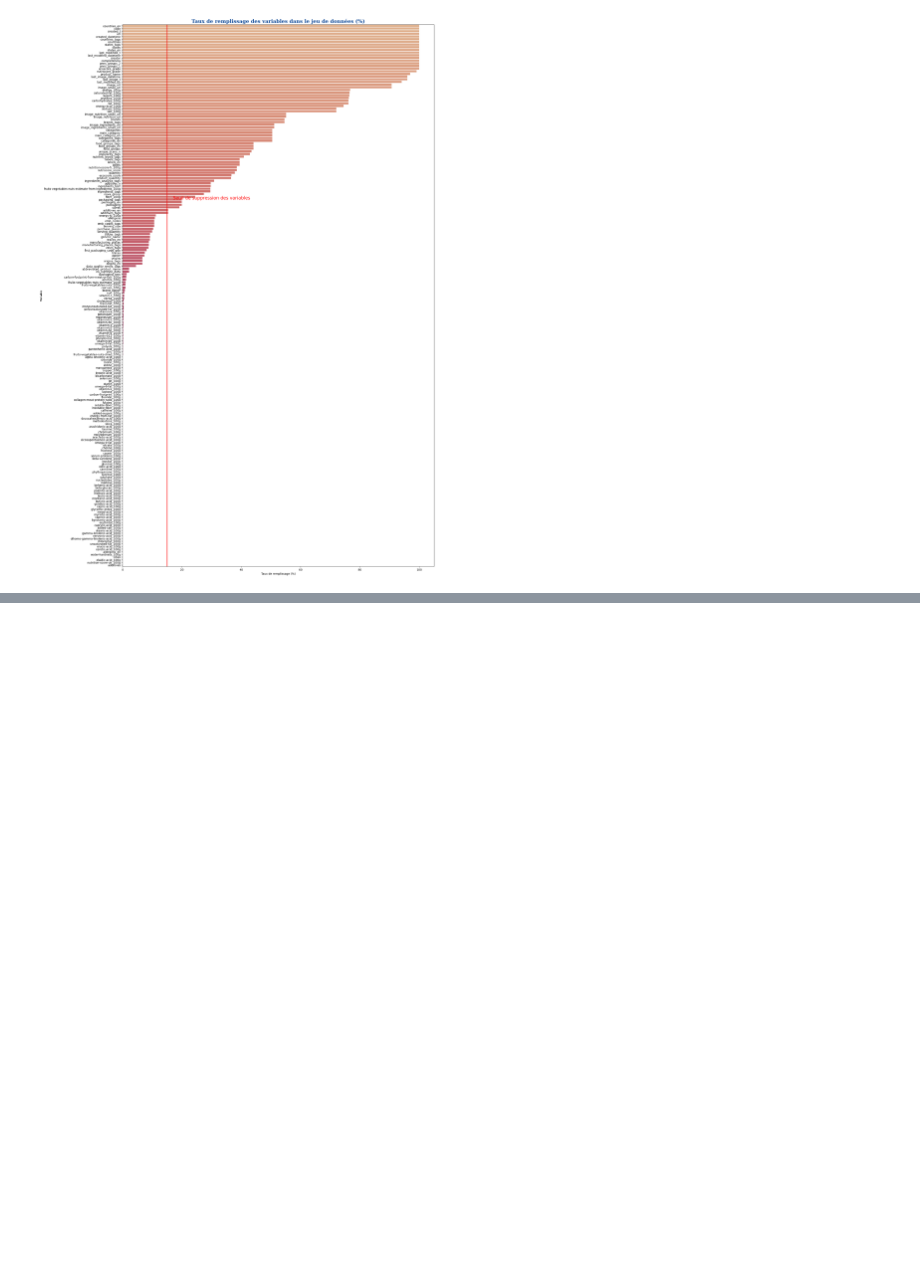
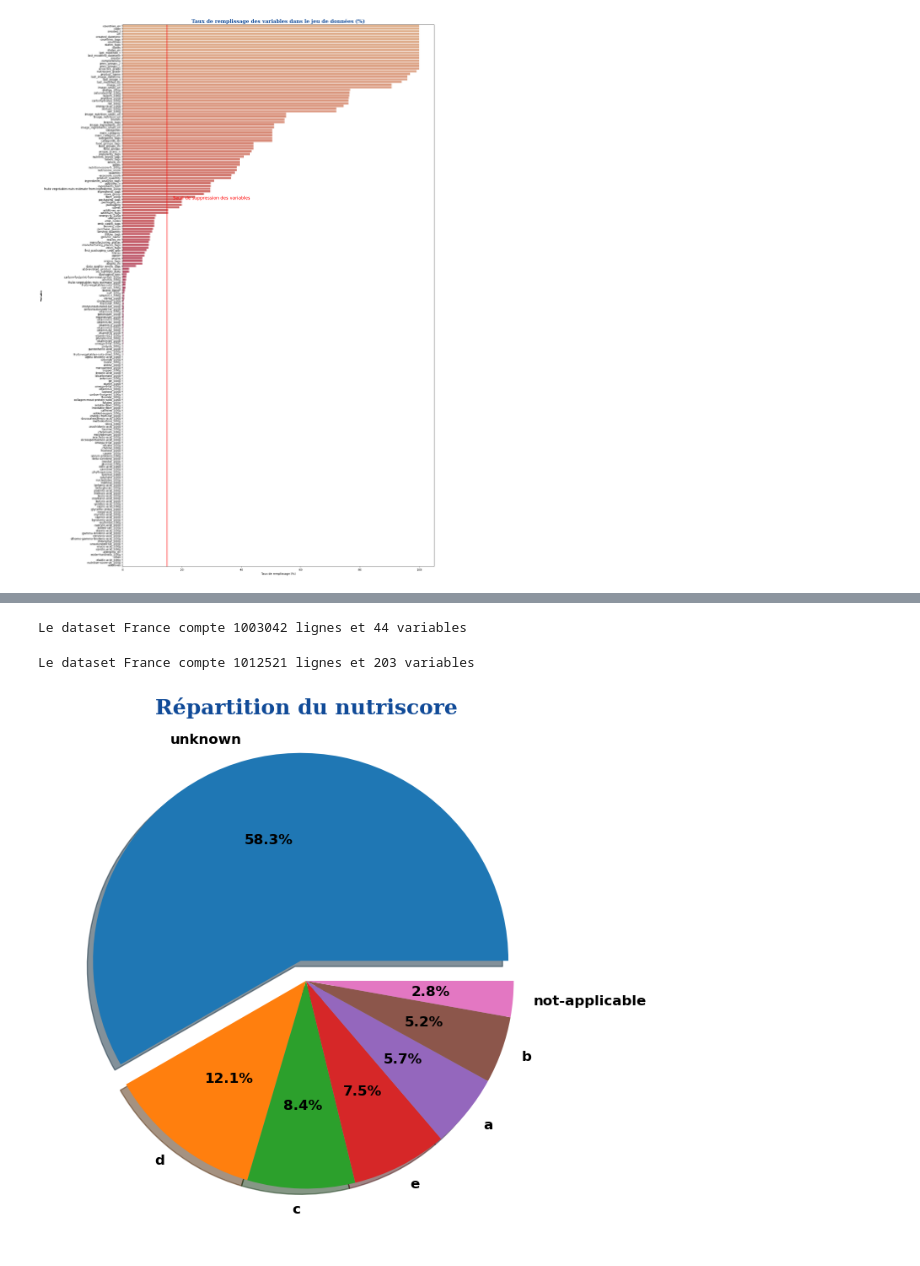
Before and after one commit to ashxivy/Projet-Python-pour-la-data-science, a Jupyter notebook: notebook projet.ipynb, the cells around one changed output, grey strips where cells are left out. Saved outputs shown, nothing was run; the diff lists cells and outputs as text; code cells hidden in the pictures; blank space fills up the shorter version.

Commit message:
test pie chart

```diff
--- a/notebook projet.ipynb
+++ b/notebook projet.ipynb
@@ -94,14 +96,13 @@ Le dataset France compte 1012415 lignes et 203 variables
 # %%
 #On calcule le taux de remplissage des variables
-def null_factor(df, tx_threshold=50):
+def null_factor(df):
   null_rate = ((df_france.isnull().sum() / df_france.shape[0])*100).sort_values(ascending=False).reset_index()
   null_rate.columns = ['Variable','Taux_de_Null']
-  high_null_rate = null_rate[null_rate.Taux_de_Null >= tx_threshold]
-  return high_null_rate
+  return null_rate
 # %%
 #Nous alllons désormais commencer à nettoyer la base de données en enlevant les colonnes peu remplis.
 
-filling_features = null_factor(df_france, 0)
+filling_features = null_factor(df_france)
 filling_features["Taux_de_Null"] = 100-filling_features["Taux_de_Null"]
 filling_features = filling_features.sort_values("Taux_de_Null", ascending=False)
 
@@ -143,0 +133,12 @@ Shape of the cleaned DataFrame (after dropping columns): (1012415, 179)
+# %%
+seuil = 50
+variable_conserve = list(filling_features.loc[filling_features['Taux_de_Null'] >= seuil, 'Variable'].values)
+
+#Nouveau Dataset avec les variables conservées
+df_france_cleaned = df_france[variable_conserve]
+
+# Affichage du résultat
+print ("Le dataset France_cleaned compte {} lignes et {} variables".format(df_france_cleaned.shape[0], df_france_cleaned.shape[1]))
+
+for column_name in df_france_cleaned.columns:
+    print(column_name)
@@ -143,0 +163,31 @@ Shape of the cleaned DataFrame (after dropping columns): (1012415, 179)
+# %%
+#première analyse statistique
+df_france_cleaned.describe()
+
+df_france_cleaned = df_france_cleaned[(df_france_cleaned['nutriscore_grade'].isnull()==False)]
+print ("Le dataset France compte {} lignes et {} variables".format(df_france_cleaned.shape[0], df_france_cleaned.shape[1]))
+# %% [output]
+Le dataset France compte 1003042 lignes et 44 variables
+# %%
+df_france_cleaned = df_france_cleaned[(df_france_cleaned['nutriscore_grade'].isnull()==False)]
+print ("Le dataset France compte {} lignes et {} variables".format(df_france.shape[0], df.shape[1]))
+
+
+
+nutriscore = df_france_cleaned.groupby(by='nutriscore_grade')['code'].nunique().sort_values(ascending=False)
+fig, ax = plt.subplots(figsize=(8, 8), subplot_kw=dict(aspect="equal"))
+
+explodes = np.zeros(len(nutriscore))
+explodes[0] = 0.1  # If you want to explode the first slice
+
+plt.pie(nutriscore, labels=nutriscore.index,
+        startangle=0,
+        shadow=True,
+        explode=explodes,
+        autopct='%1.1f%%',
+        textprops=dict(color="black", size=12, weight="bold"))
+plt.title("Répartition du nutriscore", fontdict=font_title)
+plt.show()
+# %% [output]
+Le dataset France compte 1012521 lignes et 203 variables
+[figure, added]
```
Also changed, not shown: parts of 5 cells of this notebook.
